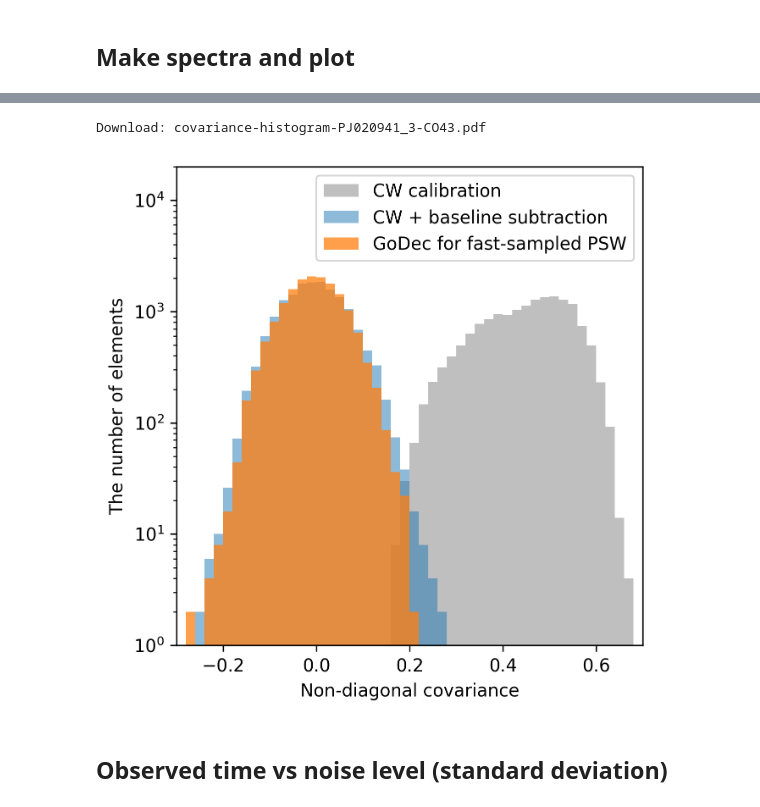
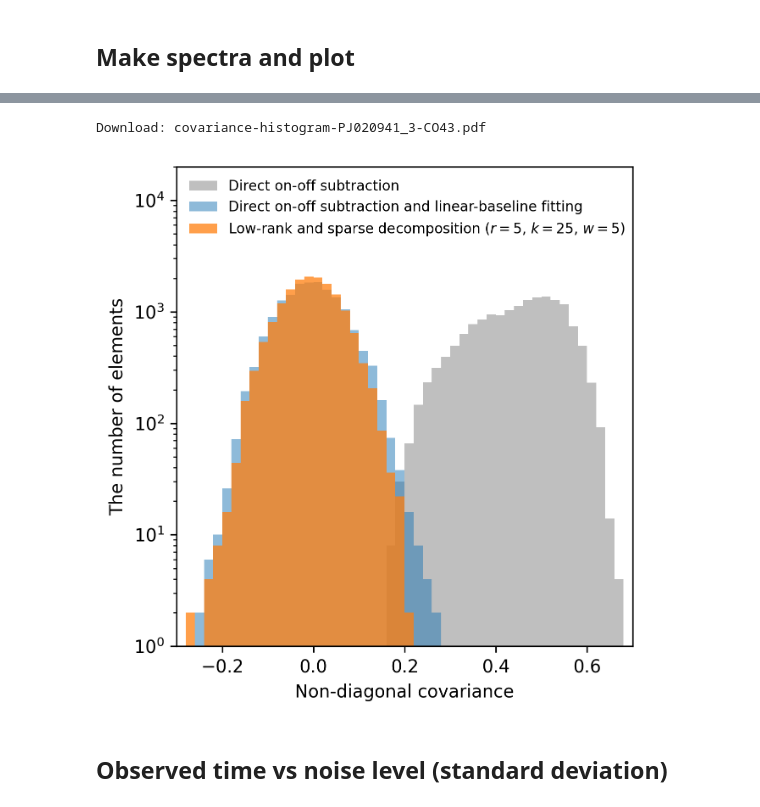
Before and after one commit to astropenguin/taniguchi-2021-analysis, a Jupyter notebook: notes/2020-05-07/analysis-PJ020941.3-CO43.ipynb, the cells around one changed output, grey strips where cells are left out. Drawn from its saved outputs; the diff is of its cells as text; code cells hidden in the pictures.

```diff
--- a/notes/2020-05-07/analysis-PJ020941.3-CO43.ipynb
+++ b/notes/2020-05-07/analysis-PJ020941.3-CO43.ipynb
@@ -200,27 +200,27 @@ Download: covariance-PJ020941_3-CO43.pdf
 # %%
 fig, ax = plt.subplots(figsize=(4.5, 4.5), dpi=300)
 
 bins = np.arange(-1.00, 1.02, 0.02)
 
 ax.hist(cov(T_cal_org).flatten(),
-        bins=bins, alpha=0.5, color="gray", label="CW calibration")
+        bins=bins, alpha=0.5, color="gray", label="Direct on-off subtraction")
 ax.hist(cov(T_cal).flatten(),
-        bins=bins, alpha=0.5, label="CW + baseline subtraction")
+        bins=bins, alpha=0.5, label="Direct on-off subtraction and linear-baseline fitting")
 ax.hist(cov(T_cal_re).flatten(),
-        bins=bins, alpha=0.75, label="GoDec for fast-sampled PSW")
+        bins=bins, alpha=0.75, label=f"Low-rank and sparse decomposition ($r={r}$, $k={k}$, $w={w}$)")
 
 ax.set_xlabel("Non-diagonal covariance")
 ax.set_ylabel("The number of elements")
 ax.set_xlim(-0.3, 0.7)
 ax.set_ylim(1e0, 2e4)
 ax.set_yscale("log")
-ax.legend(loc="upper right")
+ax.legend(loc="upper left", frameon=False, fontsize=7.9)
 
 fig.tight_layout()
 savefig_in_notebook(fig, "covariance-histogram-PJ020941_3-CO43.pdf")
 # %% [output]
 Download: covariance-histogram-PJ020941_3-CO43.pdf
-[figure, old version]
+[figure, new version]
 # %% [markdown]
 ## Observed time vs noise level (standard deviation)
 # %%
```
Also changed, not shown: parts of 4 cells of this notebook, 2 other files.
